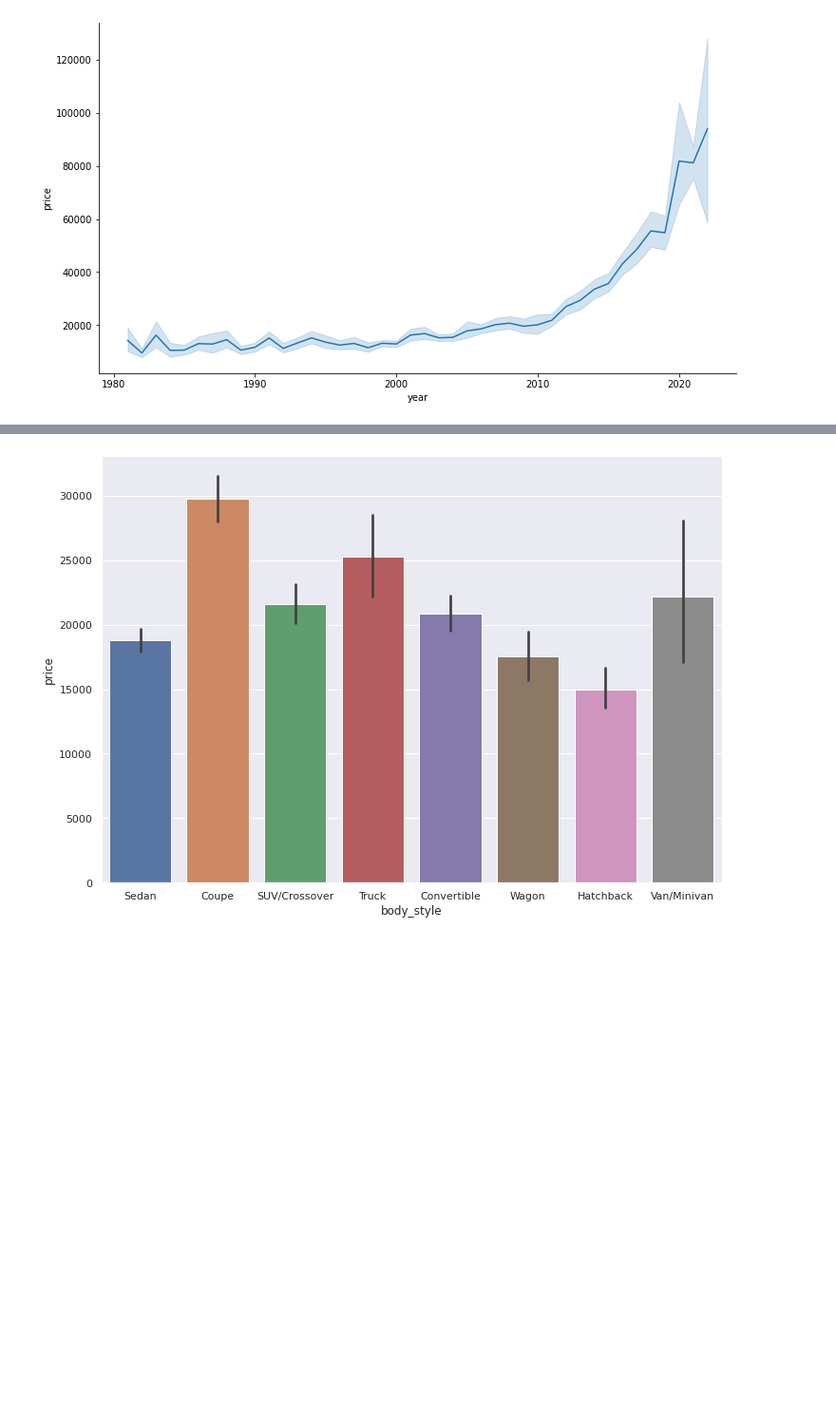
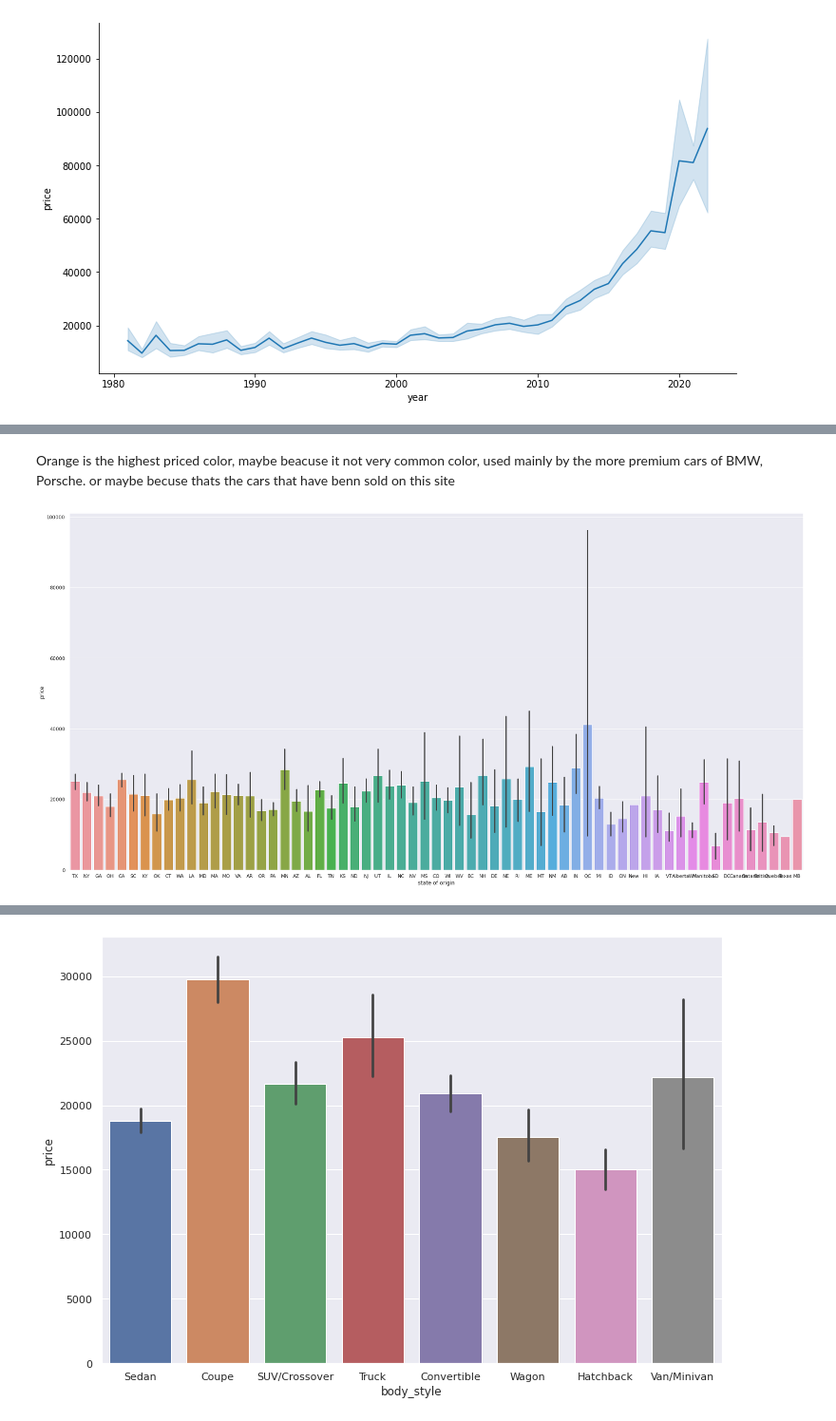
Before and after one commit to Daniel-Ros/DataScienceIFinalWork, a Jupyter notebook: regression.ipynb, the cells around one changed output, grey strips where cells are left out. Shown: that part at 95% size. Cells and saved outputs as stored; diff of their text form; code cells hidden in the pictures; blank space fills up the shorter version.

```diff
--- a/regression.ipynb
+++ b/regression.ipynb
@@ -385,0 +440,7 @@ color_price_rel = sns.barplot(x="color", y="price" ,data=df)
+# %% [markdown]
+Orange is the highest priced color, maybe beacuse it not very common color, used mainly by the more premium cars of BMW, Porsche. or maybe becuse thats the cars that have benn sold on this site
+# %%
+sns.set(rc={'figure.figsize':(30,15)})
+body_price_rel = sns.barplot(x="state of origin", y="price" ,data=df)
+# %% [output]
+[figure, added]
```
Also changed, not shown: parts of 34 cells of this notebook, 1 other file.
